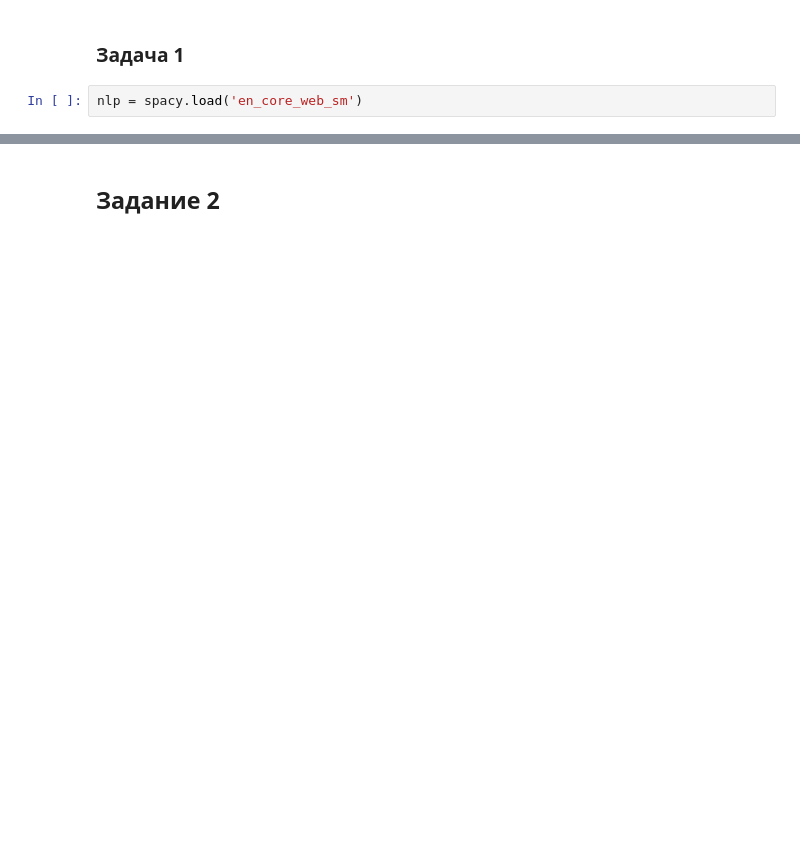
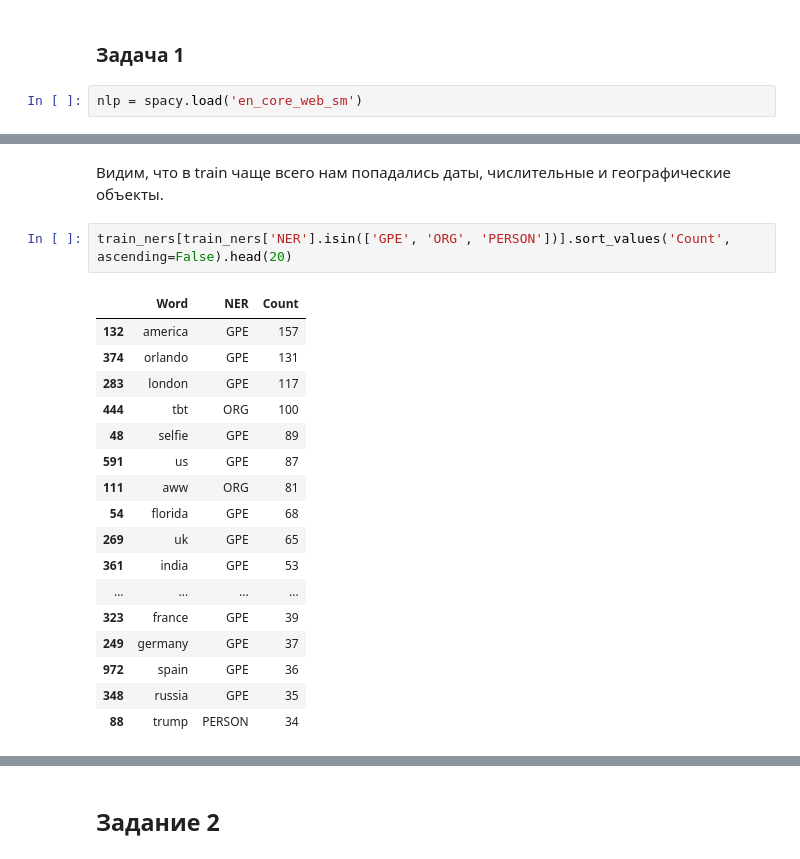
Before and after one commit to leor/nlp, a Jupyter notebook: l3/hw_lesson3.ipynb, the cells around one changed output, grey strips where cells are left out. Cells and saved outputs as stored; diff of their text form; blank space fills up the shorter version.

```diff
--- a/l3/hw_lesson3.ipynb
+++ b/l3/hw_lesson3.ipynb
@@ -79,0 +81,22 @@ cnt.most_common(50)
+# %% [markdown]
+Видим, что в train чаще всего нам попадались даты, числительные и географические объекты.
+# %%
+train_ners[train_ners['NER'].isin(['GPE', 'ORG', 'PERSON'])].sort_values('Count', ascending=False).head(20)
+# %% [output]
+|  | Word | NER | Count |
+| 132 | america | GPE | 157 |
+| 374 | orlando | GPE | 131 |
+| 283 | london | GPE | 117 |
+| 444 | tbt | ORG | 100 |
+| 48 | selfie | GPE | 89 |
+| 591 | us | GPE | 87 |
+| 111 | aww | ORG | 81 |
+| 54 | florida | GPE | 68 |
+| 269 | uk | GPE | 65 |
+| 361 | india | GPE | 53 |
+| ... | ... | ... | ... |
+| 323 | france | GPE | 39 |
+| 249 | germany | GPE | 37 |
+| 972 | spain | GPE | 36 |
+| 348 | russia | GPE | 35 |
+| 88 | trump | PERSON | 34 |
```
Also changed, not shown: parts of 33 cells of this notebook, 3 other files.
